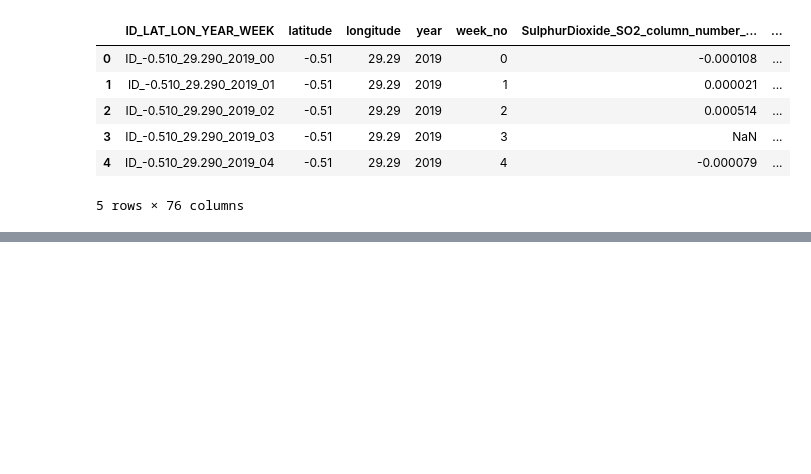
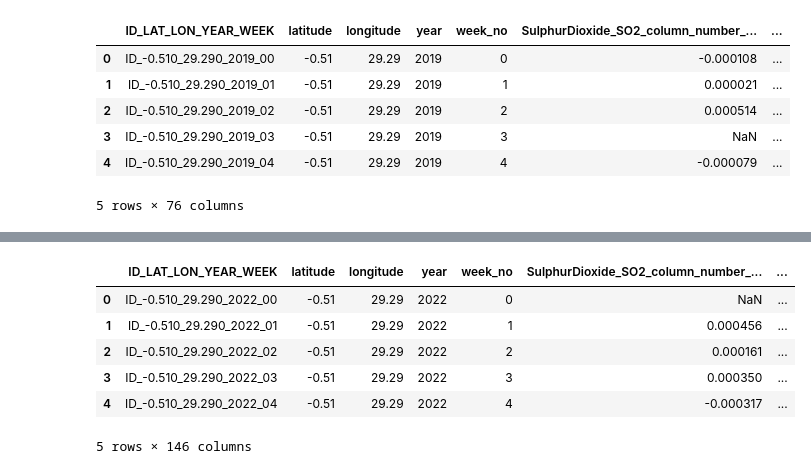
Before and after one commit to candybains/Candy, a Jupyter notebook: Carbon_Emission.ipynb, the cells around one changed output, grey strips where cells are left out. Drawn from its saved outputs; the diff is of its cells as text; code cells hidden in the pictures; blank space fills up the shorter version.

```diff
--- a/Carbon_Emission.ipynb
+++ b/Carbon_Emission.ipynb
@@ -25,0 +64,12 @@ train.head()
+# %%
+train_roll_mean = train.sort_values(by = ['location', 'year', 'week_no']).groupby(['location'])[train.columns[5:].tolist()].rolling(window = 2).mean().reset_index()
+train_roll_mean.drop(['level_1', 'emission', 'location'], axis = 1, inplace = True)
+train_roll_mean.columns = [col + '_roll_mean' for col in train_roll_mean.columns]
+# %%
+test.latitude, test.longitude = round(test.latitude, 2), round(test.longitude, 2)
+test['location'] = [str(x) + '_' + str(y) for x, y in zip(test.latitude, test.longitude)]
+
+test_roll_mean = test.sort_values(by = ['location', 'year', 'week_no']).groupby(['location'])[test.columns[5:].tolist()].rolling(window = 2).mean().reset_index()
+test_roll_mean.drop(['level_1', 'location'], axis = 1, inplace = True)
+test_roll_mean.columns = [col + '_roll_mean' for col in test_roll_mean.columns]
+test_roll_mean.head()
@@ -25,0 +84,16 @@ train.head()
+# %%
+train_eng = train.sort_values(by = ['location', 'year', 'week_no'], ignore_index = True).merge(train_roll_mean, how = 'left',
+                                                                                               left_index=True, right_index=True)
+# Test
+test_eng = test.sort_values(by = ['location', 'year', 'week_no'], ignore_index = True).merge(test_roll_mean, how = 'left',
+                                                                                               left_index=True, right_index=True)
+# Preview engineered test set
+test_eng.head()
+# %% [output]
+|  | ID_LAT_LON_YEAR_WEEK | latitude | longitude | year | week_no | SulphurDioxide_SO2_column_number_... | ... |
+| 0 | ID_-0.510_29.290_2022_00 | -0.51 | 29.29 | 2022 | 0 | NaN | ... |
+| 1 | ID_-0.510_29.290_2022_01 | -0.51 | 29.29 | 2022 | 1 | 0.000456 | ... |
+| 2 | ID_-0.510_29.290_2022_02 | -0.51 | 29.29 | 2022 | 2 | 0.000161 | ... |
+| 3 | ID_-0.510_29.290_2022_03 | -0.51 | 29.29 | 2022 | 3 | 0.000350 | ... |
+| 4 | ID_-0.510_29.290_2022_04 | -0.51 | 29.29 | 2022 | 4 | -0.000317 | ... |
+5 rows × 146 columns
```
Also changed, not shown: parts of 8 cells of this notebook.
